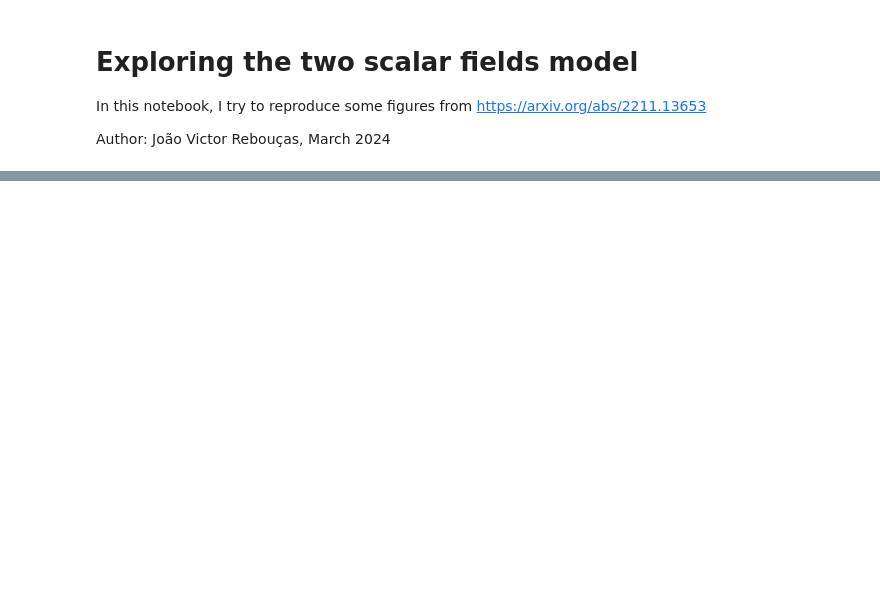
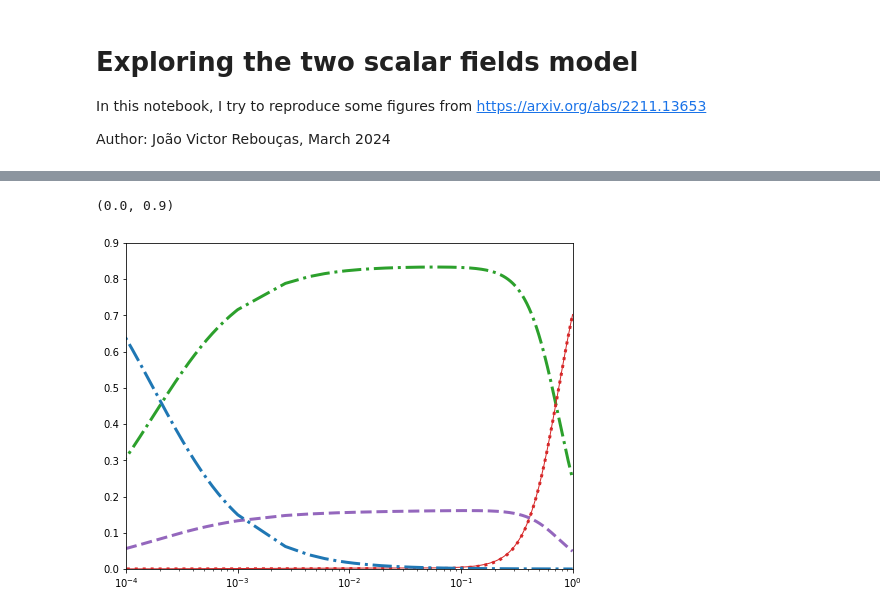
Before and after one commit to joaoreboucas1/ISF, a Jupyter notebook: explore.ipynb, the cells around one changed output, grey strips where cells are left out. Cells and saved outputs as stored; diff of their text form; code cells hidden in the pictures; blank space fills up the shorter version.

```diff
--- a/explore.ipynb
+++ b/explore.ipynb
@@ -33,22 +52,20 @@ def equations(y: list[float], a: float):
 # %%
 phi_i = 8
-a_ini = 1e-7
-ic = [omegac_planck*a_ini**(-3), phi_i, 0]
-a = np.linspace(a_ini, 1, 1000)
-result = odeint(equations, ic, a)
+a_ini = 1e-10
+ic = [omega_c*a_ini**(-3), phi_i, 0]
+a, result = integrate_cosmo(ic, a_ini, 1, 1_000)
 # %%
 phi_i = 15
-a_ini = 1e-7
-ic = [omegac_planck*a_ini**(-3), phi_i, 0]
-a = np.linspace(a_ini, 1, 1000)
-result_15 = odeint(equations, ic, a)
+a_ini = 1e-10
+ic = [omega_c*a_ini**(-3), phi_i, 0]
+a, result_15 = integrate_cosmo(ic, a_ini, 1, 1_000)
 # %%
 rho_dm_a, phi_a, phi_prime_a = result.T
 rho_dm_a_15, phi_a_15, phi_prime_a_15 = result_15.T
 rho_de_a = phi_prime_a**2/(2*a**2) + V0
 rho_de_a_15 = phi_prime_a_15**2/(2*a**2) + V0
-rho_r_a = omegar * a**(-4)
-rho_b_a = omegab_planck * a**(-3)
+rho_r_a = omega_r * a**(-4)
+rho_b_a = omega_b * a**(-3)
 # %%
 # Value of rho_cr from https://pdg.lbl.gov/2015/reviews/rpp2015-rev-astrophysical-constants.pdf
 c = 3e5
@@ -68,0 +86,19 @@ plt.ylim([1e-48, 1e-34])
+# %%
+rho_tot_a = rho_r_a + rho_b_a + rho_dm_a + rho_de_a
+f_r_a = rho_r_a/rho_tot_a
+f_b_a = rho_b_a/rho_tot_a
+f_dm_a = rho_dm_a/rho_tot_a
+f_de_a = rho_de_a/rho_tot_a
+f_de_a_15 = rho_de_a_15/rho_tot_a
+# %%
+plt.figure(figsize=(8,6))
+plt.semilogx(a, f_dm_a, color='tab:green', ls='-.', lw=3)
+plt.semilogx(a, f_de_a, color='tab:red', ls='-', lw=1)
+plt.semilogx(a, f_de_a_15, color='tab:red', ls=':', lw=3)
+plt.semilogx(a, f_b_a, color='tab:purple', ls='--', lw=3)
+plt.semilogx(a, f_r_a, color='tab:blue', ls='-.', lw=3)
+plt.xlim([1e-4, 1])
+plt.ylim([0, 0.9])
+# %% [output]
+(0.0, 0.9)
+[figure, added]
```
Also changed, not shown: parts of 5 cells of this notebook.
